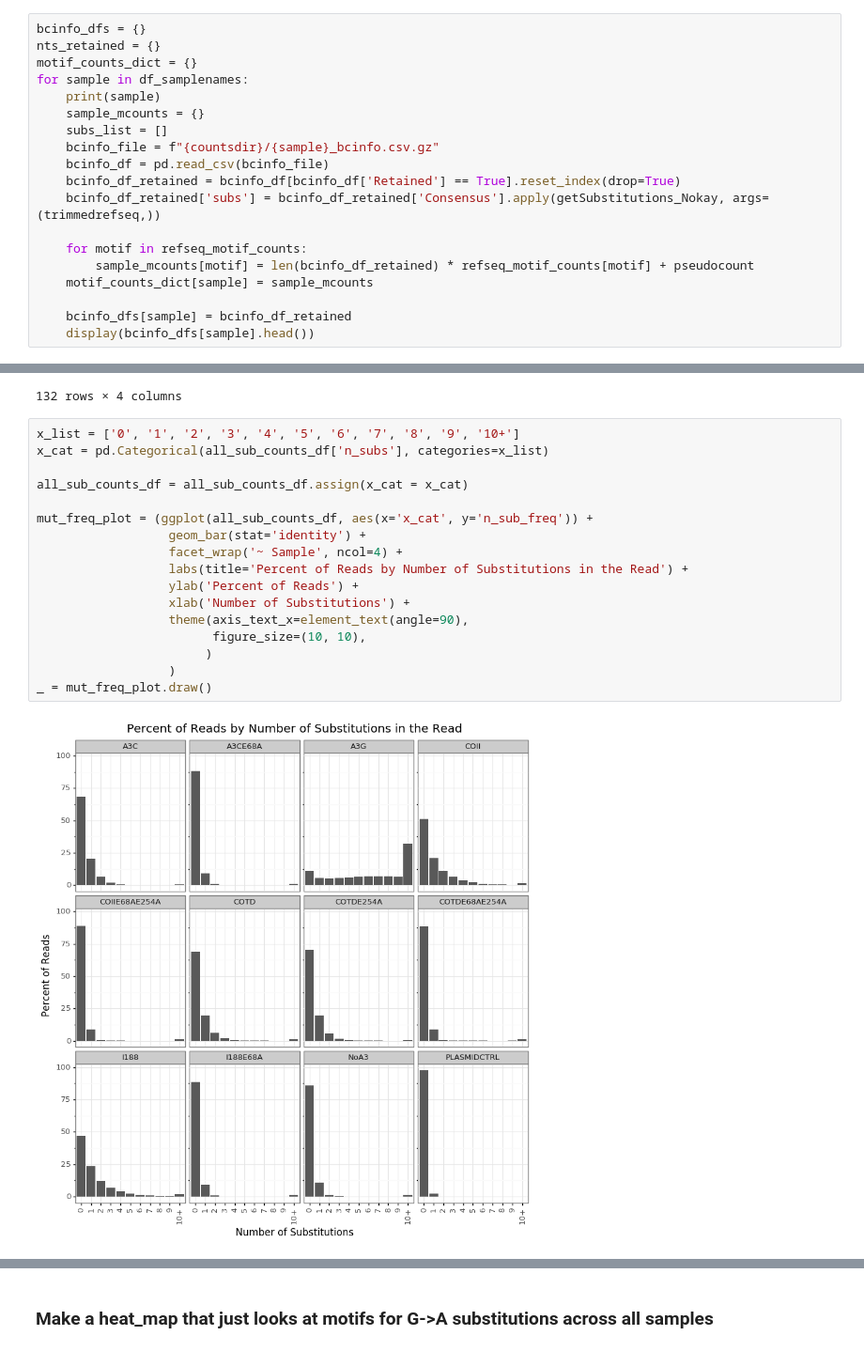
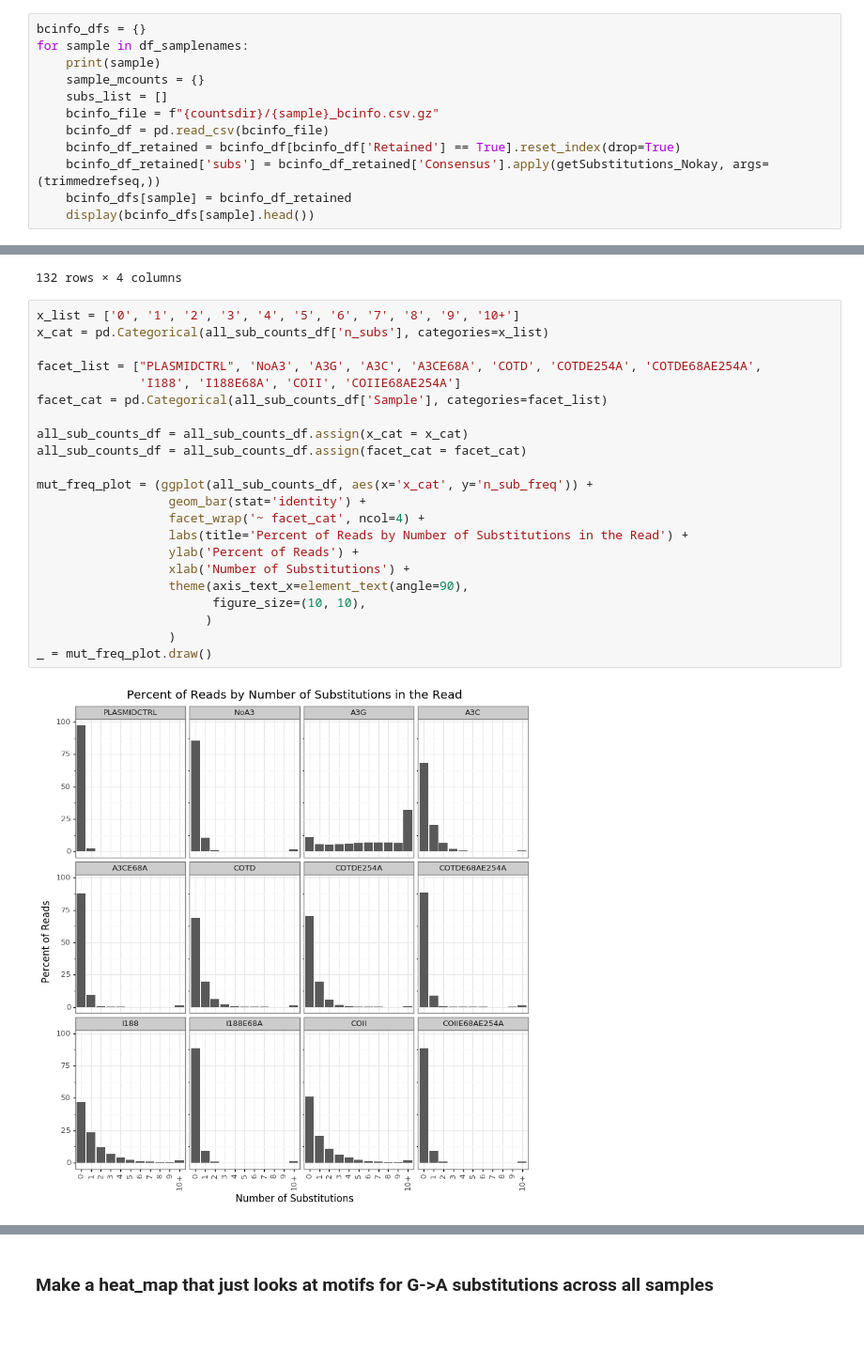
Before and after one commit to jbloomlab/SuperRestrictionFactor_Hypermutation, a Jupyter notebook: analysis_notebook.ipynb, the cells around one changed output, grey strips where cells are left out. Shown at 94% size. Saved outputs shown, nothing was run; the diff lists cells and outputs as text.

```diff
--- a/analysis_notebook.ipynb
+++ b/analysis_notebook.ipynb
@@ -390,8 +387,6 @@ for sample in samplenames:
     df_samplenames.append(df_samplename)
 # %%
 bcinfo_dfs = {}
-nts_retained = {}
-motif_counts_dict = {}
 for sample in df_samplenames:
     print(sample)
     sample_mcounts = {}
@@ -400,11 +395,6 @@ for sample in df_samplenames:
     bcinfo_df = pd.read_csv(bcinfo_file)
     bcinfo_df_retained = bcinfo_df[bcinfo_df['Retained'] == True].reset_index(drop=True)
     bcinfo_df_retained['subs'] = bcinfo_df_retained['Consensus'].apply(getSubstitutions_Nokay, args=(trimmedrefseq,))
-
-    for motif in refseq_motif_counts:
-        sample_mcounts[motif] = len(bcinfo_df_retained) * refseq_motif_counts[motif] + pseudocount
-    motif_counts_dict[sample] = sample_mcounts
-
     bcinfo_dfs[sample] = bcinfo_df_retained
     display(bcinfo_dfs[sample].head())
 # %% [output]
@@ -635,19 +627,24 @@ display(all_sub_counts_df)
 # %%
 x_list = ['0', '1', '2', '3', '4', '5', '6', '7', '8', '9', '10+']
 x_cat = pd.Categorical(all_sub_counts_df['n_subs'], categories=x_list)
 
+facet_list = ["PLASMIDCTRL", 'NoA3', 'A3G', 'A3C', 'A3CE68A', 'COTD', 'COTDE254A', 'COTDE68AE254A',
+              'I188', 'I188E68A', 'COII', 'COIIE68AE254A']
+facet_cat = pd.Categorical(all_sub_counts_df['Sample'], categories=facet_list)
+
 all_sub_counts_df = all_sub_counts_df.assign(x_cat = x_cat)
+all_sub_counts_df = all_sub_counts_df.assign(facet_cat = facet_cat)
 
 mut_freq_plot = (ggplot(all_sub_counts_df, aes(x='x_cat', y='n_sub_freq')) +
                   geom_bar(stat='identity') +
-                  facet_wrap('~ Sample', ncol=4) +
+                  facet_wrap('~ facet_cat', ncol=4) +
                   labs(title='Percent of Reads by Number of Substitutions in the Read') +
                   ylab('Percent of Reads') +
                   xlab('Number of Substitutions') +
                   theme(axis_text_x=element_text(angle=90),
                         figure_size=(10, 10),
                        )
                   )
 _ = mut_freq_plot.draw()
 # %% [output]
-[figure, old version]
+[figure, new version]
```
Also changed, not shown: parts of 16 cells of this notebook, 1 other file.
